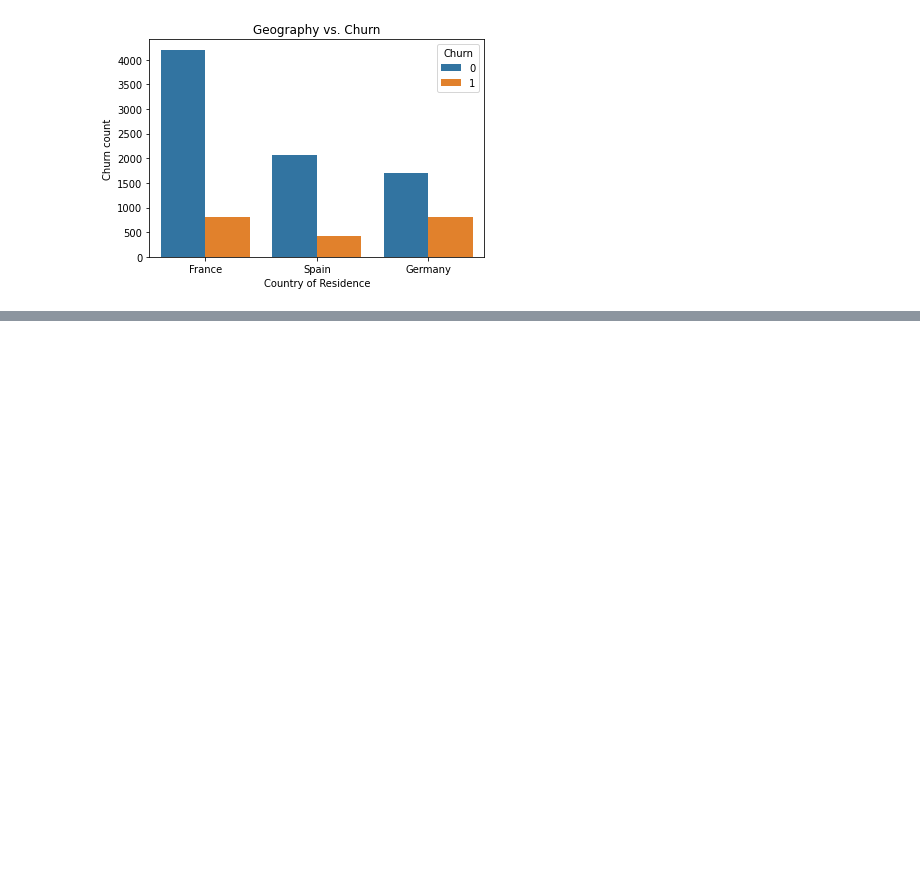
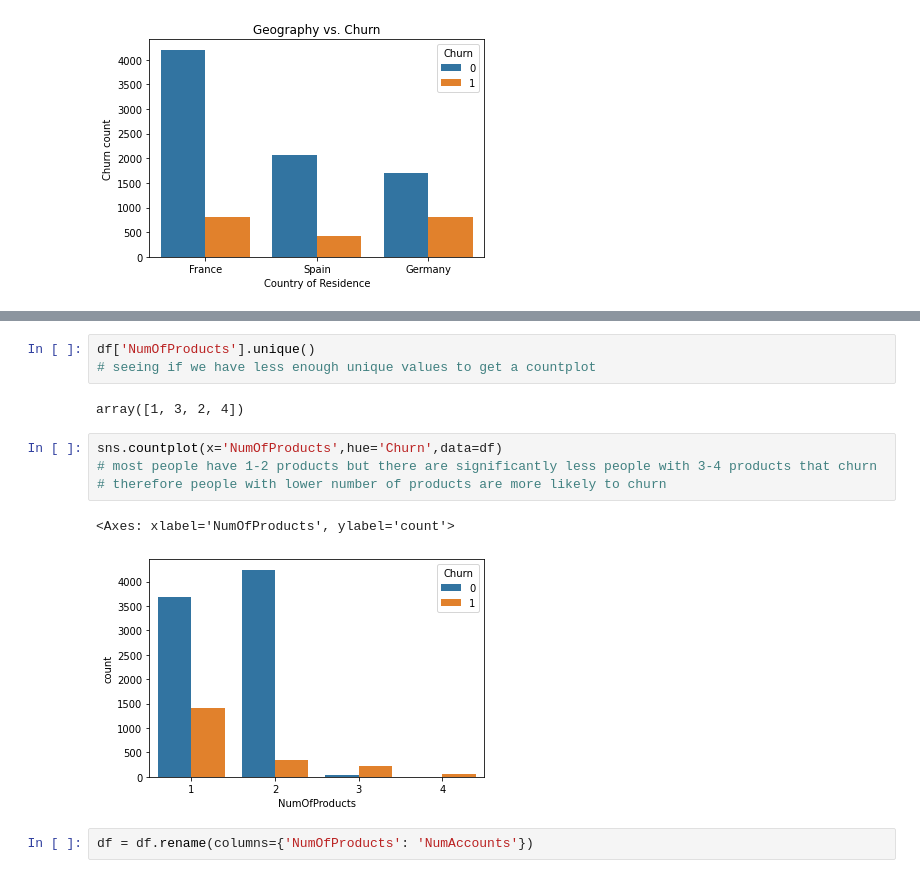
Before and after one commit to arnavakula/churn-prediction, a Jupyter notebook: manav_churn_rate_analysis.ipynb, the cells around one changed output, grey strips where cells are left out. Saved outputs shown, nothing was run; the diff lists cells and outputs as text; blank space fills up the shorter version.

```diff
--- a/manav_data_analysis.ipynb
+++ b/manav_churn_rate_analysis.ipynb
@@ -170,0 +201,14 @@ Text(0, 0.5, 'Churn count')
+# %%
+df['NumOfProducts'].unique()
+# seeing if we have less enough unique values to get a countplot
+# %% [output]
+array([1, 3, 2, 4])
+# %%
+sns.countplot(x='NumOfProducts',hue='Churn',data=df)
+# most people have 1-2 products but there are significantly less people with 3-4 products that churn
+# therefore people with lower number of products are more likely to churn
+# %% [output]
+<Axes: xlabel='NumOfProducts', ylabel='count'>
+[figure, added]
+# %%
+df = df.rename(columns={'NumOfProducts': 'NumAccounts'})
```
Also changed, not shown: parts of 9 cells of this notebook.
